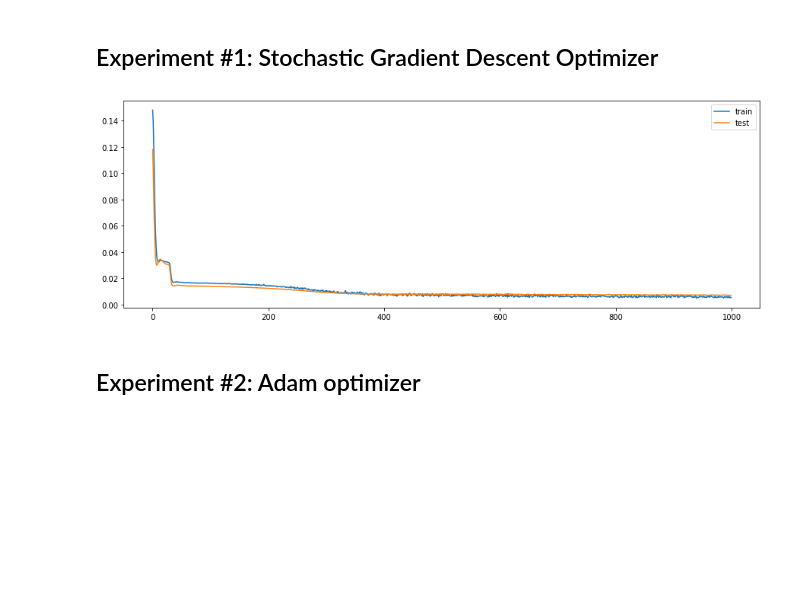
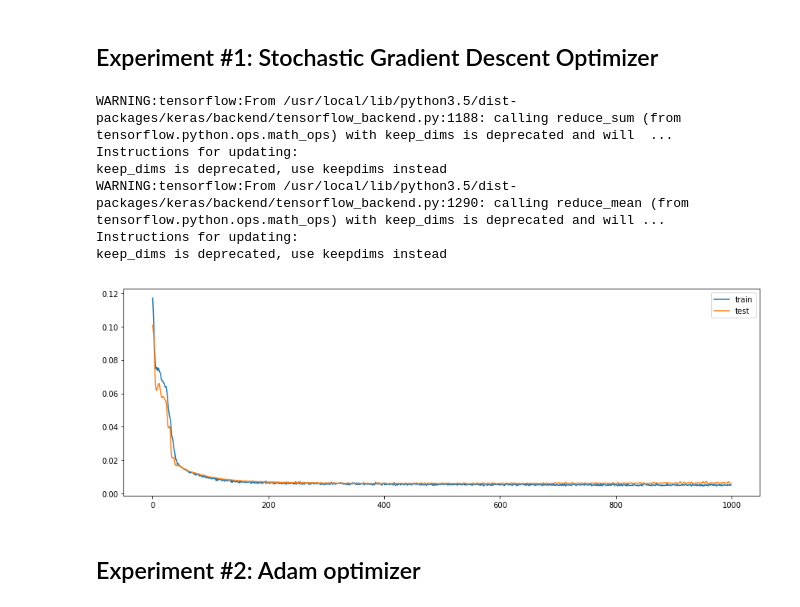
Before and after one commit to ndujar/friendly-computing-machine, a Jupyter notebook: Deep learning predictor.ipynb, the cells around one changed output. Cells and saved outputs as stored; diff of their text form; code cells hidden in the pictures; blank space fills up the shorter version.

```diff
--- a/Deep learning predictor.ipynb
+++ b/Deep learning predictor.ipynb
@@ -146,26 +149,32 @@ Ok, we won't be using GPU this time, bit still...
 # %%
 # The design of the network stacks an LSTM (RNN) layer on top of a dropout and a fully connected layers.
 # The addition of dropoutlayers in known to help with overfitting problems likethe ones encountered
 # during hyperparameter tuning
 sgd_model = Sequential()
-sgd_model.add(LSTM(5, input_shape=(in_training_values.shape[1], in_training_values.shape[2])))
+sgd_model.add(SimpleRNN(5, input_shape=(in_training_values.shape[1], in_training_values.shape[2])))
 sgd_model.add(Dropout(0.2))
 sgd_model.add(Dense(14))
 
 # Compile the model with Stochastic Gradient Descent to begin with
 sgd = SGD(lr=0.1, momentum=0.9, decay=0.0, nesterov=False)
 sgd_model.compile(loss='mean_squared_logarithmic_error', optimizer=sgd)
 
 # Fit network
 history = sgd_model.fit(in_training_values, out_training_values, epochs=1000, batch_size=int(len(in_training_values)*0.5), validation_data=(in_test_values, out_test_values), verbose=0, shuffle=False)
 
 # plot history
 pyplot.plot(history.history['loss'], label='train')
 pyplot.plot(history.history['val_loss'], label='test')
 pyplot.legend()
 pyplot.show()
 # %% [output]
+WARNING:tensorflow:From /usr/local/lib/python3.5/dist-packages/keras/backend/tensorflow_backend.py:1188: calling reduce_sum (from tensorflow.python.ops.math_ops) with keep_dims is deprecated and will  ...
+Instructions for updating:
+keep_dims is deprecated, use keepdims instead
+WARNING:tensorflow:From /usr/local/lib/python3.5/dist-packages/keras/backend/tensorflow_backend.py:1290: calling reduce_mean (from tensorflow.python.ops.math_ops) with keep_dims is deprecated and will ...
+Instructions for updating:
+keep_dims is deprecated, use keepdims instead
-[figure, old version]
+[figure, new version]
 # %% [markdown]
 ## Experiment #2: Adam optimizer
 # %%
```
Also changed, not shown: parts of 10 cells of this notebook.
